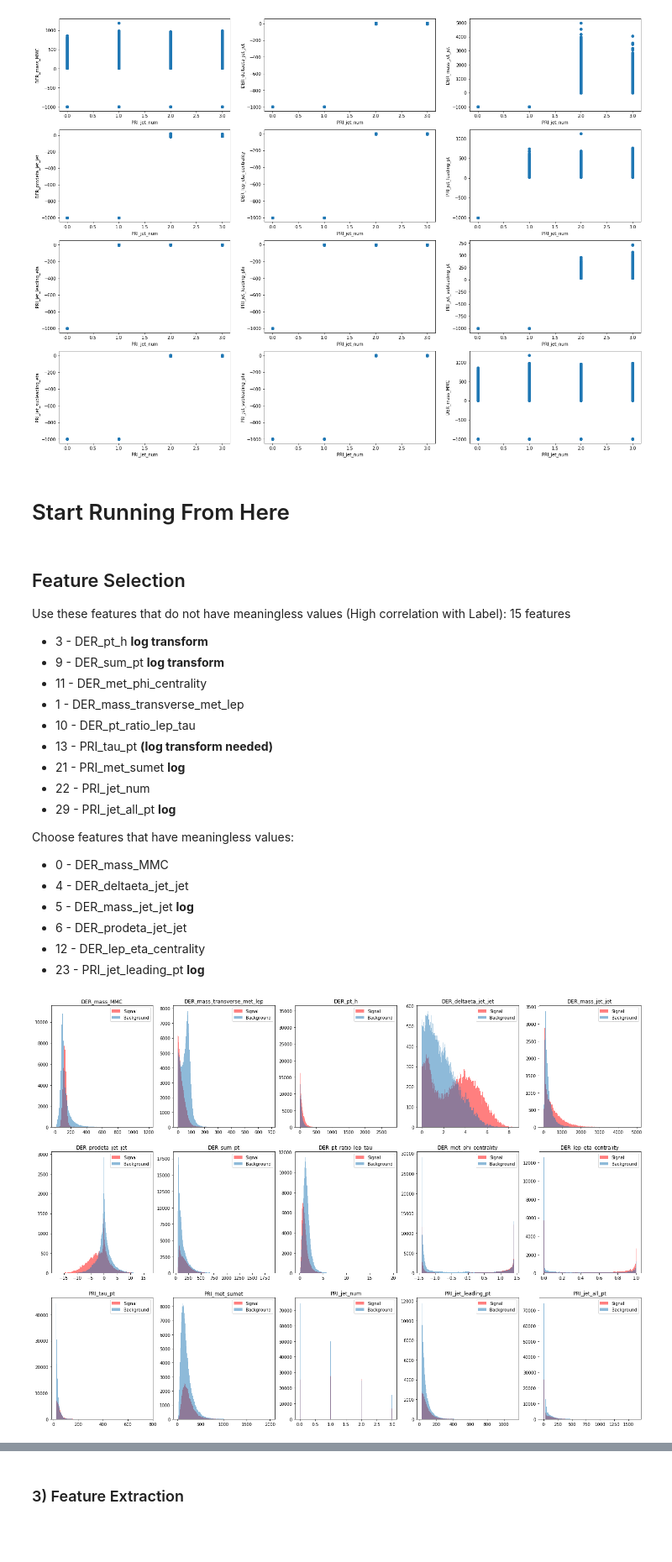
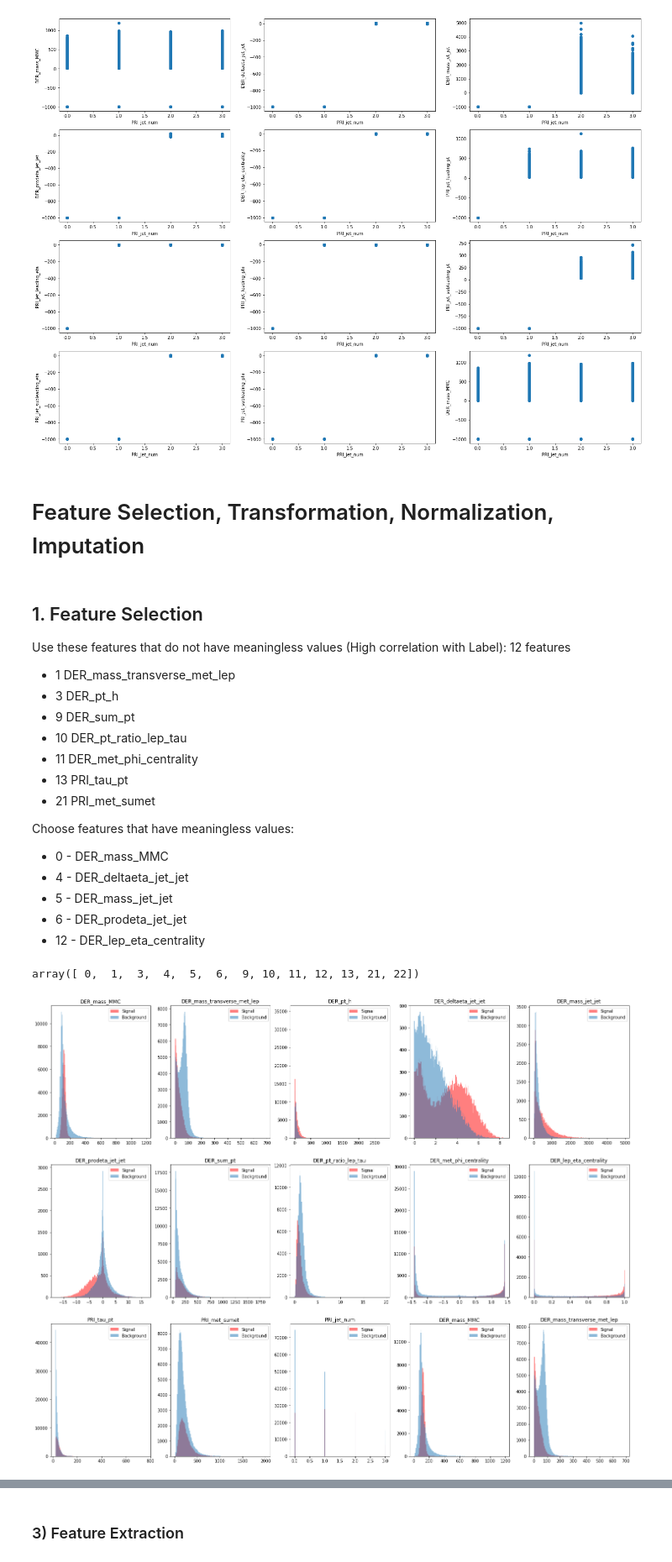
Before and after one commit to canaltinigne/EPFL-ML-Project_1, a Jupyter notebook: code/Feature_Engineering.ipynb, the cells around one changed output, grey strips where cells are left out. Shown at 84% size. Drawn from its saved outputs; the diff is of its cells as text; code cells hidden in the pictures; blank space fills up the shorter version.

```diff
--- a/code/Feature_Engineering.ipynb
+++ b/code/Feature_Engineering.ipynb
@@ -164,10 +271,10 @@ Let's see the correlation matrix of the features that have invalid values impute
 # %%
-col_num = np.array([0,4,5,6,12,23,24,25,26,27,28])
 cols = []
+col_names = []
 
-for i in col_num:
-    X_train[np.where(X_train[:,i] == -999)[0], i] = np.median(X_train[np.where(X_train[:,i] != -999)[0], i])
-    cols.append(X_train[:,i])
+for i in nan_columns:
+    cols.append(X_train[:,i[0]])
+    col_names.append(i[1])
 
 cols.append(y_train)
 
@@ -182,9 +289,8 @@ ax.xaxis.set_label_position('top')
 ax.set_xticks(np.arange(len(cols)))
 ax.set_yticks(np.arange(len(cols)))
 # ... and label them with the respective list entries
-ax.set_xticklabels(np.append(columns[col_num], 'Label'))
-ax.set_yticklabels(np.append(columns[col_num], 'Label'))
-
+ax.set_xticklabels(np.append(col_names, 'Label'))
+ax.set_yticklabels(np.append(col_names,'Label'))
 
 # Let the horizontal axes labeling appear on top.
 ax.tick_params(top=True, bottom=False, labeltop=True, labelbottom=False)
@@ -193,10 +299,10 @@ ax.tick_params(top=True, bottom=False, labeltop=True, labelbottom=False)
 plt.setp(ax.get_xticklabels(), rotation=-45, ha="right",rotation_mode="anchor")
 
 # Loop over data dimensions and create text annotations.
-for i in range(len(col_num)+1):
-    for j in range(len(col_num)+1):
+for i in range(len(cols)):
+    for j in range(len(cols)):
         text = ax.text(j, i, np.around(correlations[i, j],3),
                        ha="center", va="center", color="w")
 
-ax.set_xlabel("Correlation Matrix excluding meaningless values")
+ax.set_xlabel("Correlation Matrix NAN columns")
 # %% [output]
@@ -246,14 +350,0 @@ Text(0.5,0,'Correlation Matrix excluding meaningless values')
-# %%
-fig, axs = plt.subplots(2, 3, figsize=(25,18))
-indices = [0,4,5,6,12,23]
-counter = 0
-# We can set the number of bins with the `bins` kwarg
-for i in range(2):
-    for j in range(3):
-        axs[i,j].hist(np.array([x for j,x in enumerate(X_train[:,indices[counter]]) if (x != -999 and y_train[j] == 1)]),
-                      bins=200, alpha=0.5, color='red', label='Signal')
-        axs[i,j].hist(np.array([x for j,x in enumerate(X_train[:,indices[counter]]) if (x != -999 and y_train[j] == 0)]),
-                      bins=200, alpha=0.5, label = 'Background')
-        axs[i, j].set_title(columns[indices[counter]])
-        axs[i,j].legend()
-        counter += 1
@@ -335,46 +469,46 @@ for i in range(4):
         counter += 1
 # %% [output]
 [figure]
-# %% [markdown]
-# Start Running From Here
+# %% [markdown]
+# Feature Selection, Transformation, Normalization, Imputation
 # %% [markdown]
-## Feature Selection
+## 1. Feature Selection
 
-Use these features that do not have meaningless values (High correlation with Label): 15 features
+Use these features that do not have meaningless values (High correlation with Label): 12 features
 
-- 3 - DER_pt_h  **log transform**
-- 9 - DER_sum_pt **log transform**
-- 11 - DER_met_phi_centrality
-- 1 - DER_mass_transverse_met_lep
-- 10 - DER_pt_ratio_lep_tau
-- 13 - PRI_tau_pt **(log transform needed)**
-- 21 - PRI_met_sumet **log**
-- 22 - PRI_jet_num
-- 29 - PRI_jet_all_pt **log**
+- 1 DER_mass_transverse_met_lep
+- 3 DER_pt_h
+- 9 DER_sum_pt
+- 10 DER_pt_ratio_lep_tau
+- 11 DER_met_phi_centrality
+- 13 PRI_tau_pt
+- 21 PRI_met_sumet
 
 Choose features that have meaningless values:
 
 - 0 - DER_mass_MMC
 - 4 - DER_deltaeta_jet_jet
-- 5 - DER_mass_jet_jet **log**
+- 5 - DER_mass_jet_jet
 - 6 - DER_prodeta_jet_jet
 - 12 - DER_lep_eta_centrality
-- 23 - PRI_jet_leading_pt **log**
+# %%
+selected_features
+# %% [output]
+array([ 0,  1,  3,  4,  5,  6,  9, 10, 11, 12, 13, 21, 22])
 # %%
-selected_features = np.sort([0,4,5,6,12,23,3,9,11,1,10,13,21,22,29])
-
-fig, axs = plt.subplots(3, 5, figsize=(25,18))
+fig, axs = plt.subplots(3, 5, figsize=(25,20))
 counter = 0
 # We can set the number of bins with the `bins` kwarg
 for i in range(3):
     for j in range(5):
-        axs[i,j].hist(np.array([x for j,x in enumerate(X_train[:,selected_features[counter]]) if (x != -999 and y_train[j] == 1)]),
+        axs[i,j].hist(np.array([x for j,x in enumerate(X_train[:,selected_features[counter]]) if (y_train[j] == 1) and x != -999 ]),
                       bins=200, alpha=0.5, color='red', label='Signal')
-        axs[i,j].hist(np.array([x for j,x in enumerate(X_train[:,selected_features[counter]]) if (x != -999 and y_train[j] == 0)]),
+        axs[i,j].hist(np.array([x for j,x in enumerate(X_train[:,selected_features[counter]]) if (y_train[j] == 0) and x != -999]),
                       bins=200, alpha=0.5, label = 'Background')
         axs[i, j].set_title(columns[selected_features[counter]])
         axs[i,j].legend()
         counter += 1
+        counter = counter % 13
 # %% [output]
-[figure, old version]
+[figure, new version]
 # %% [markdown]
```
Also changed, not shown: parts of 28 cells of this notebook, 5 other files.
